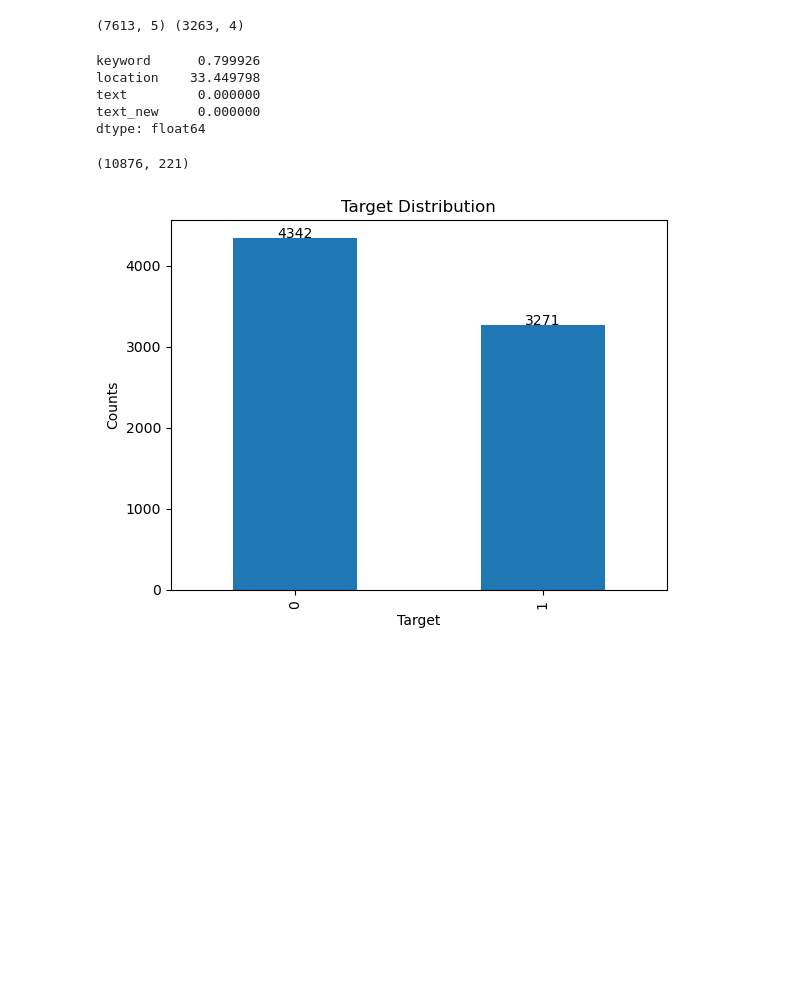
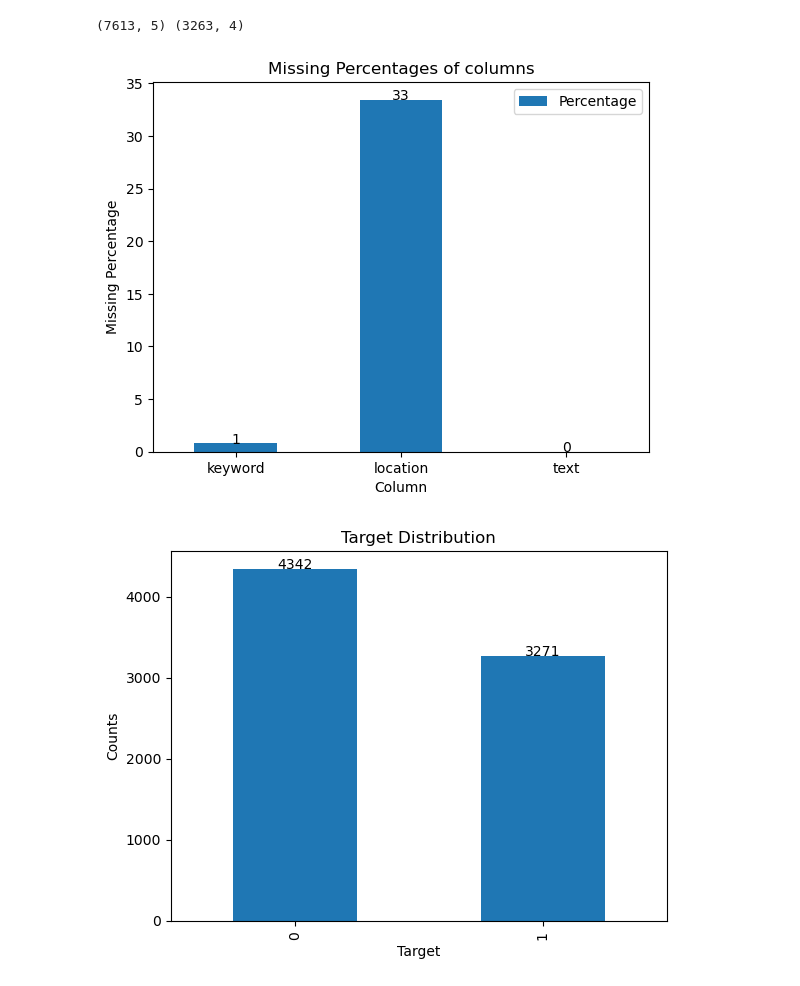
Before and after one commit to suneetsahadevan/kaggle_competition_nlp, a Jupyter notebook: code2.ipynb, the cells around one changed output. Cells and saved outputs as stored; diff of their text form; code cells hidden in the pictures; blank space fills up the shorter version.

```diff
--- a/code2.ipynb
+++ b/code2.ipynb
@@ -75,8 +79,4 @@ combined_data.keyword = combined_data.keyword.str.replace('%20', ' ')
 # %%
-(combined_data.isnull().sum()/combined_data.shape[0])*100
+missing_percent = ((combined_data.isnull().sum()/combined_data.shape[0])*100).reset_index()
+
+missing_percent.columns =['Column' , 'Percentage']
-# %% [output]
-keyword      0.799926
-location    33.449798
-text         0.000000
-text_new     0.000000
-dtype: float64
@@ -91,7 +83,14 @@ keywords = csr_matrix(keywords.astype(pd.SparseDtype("float64",0)).sparse.to_coo
-# %%
-keywords.shape
-# %% [output]
-(10876, 221)
+# %%
+missing_percent.plot.bar(x='Column', y='Percentage' , rot=0)
+
+mpl.pyplot.xlabel("Column")
+mpl.pyplot.ylabel("Missing Percentage")
+mpl.pyplot.title("Missing Percentages of columns")
+
+for i, v in enumerate(missing_percent.Percentage):
+    mpl.pyplot.text(i, v, str(round(v)), ha='center', va = 'baseline')
+# %% [output]
+[figure, added]
 # %%
 train.target.value_counts().plot.bar()
 mpl.pyplot.xlabel("Target")
```
Also changed, not shown: parts of 37 cells of this notebook, 1 other file.
